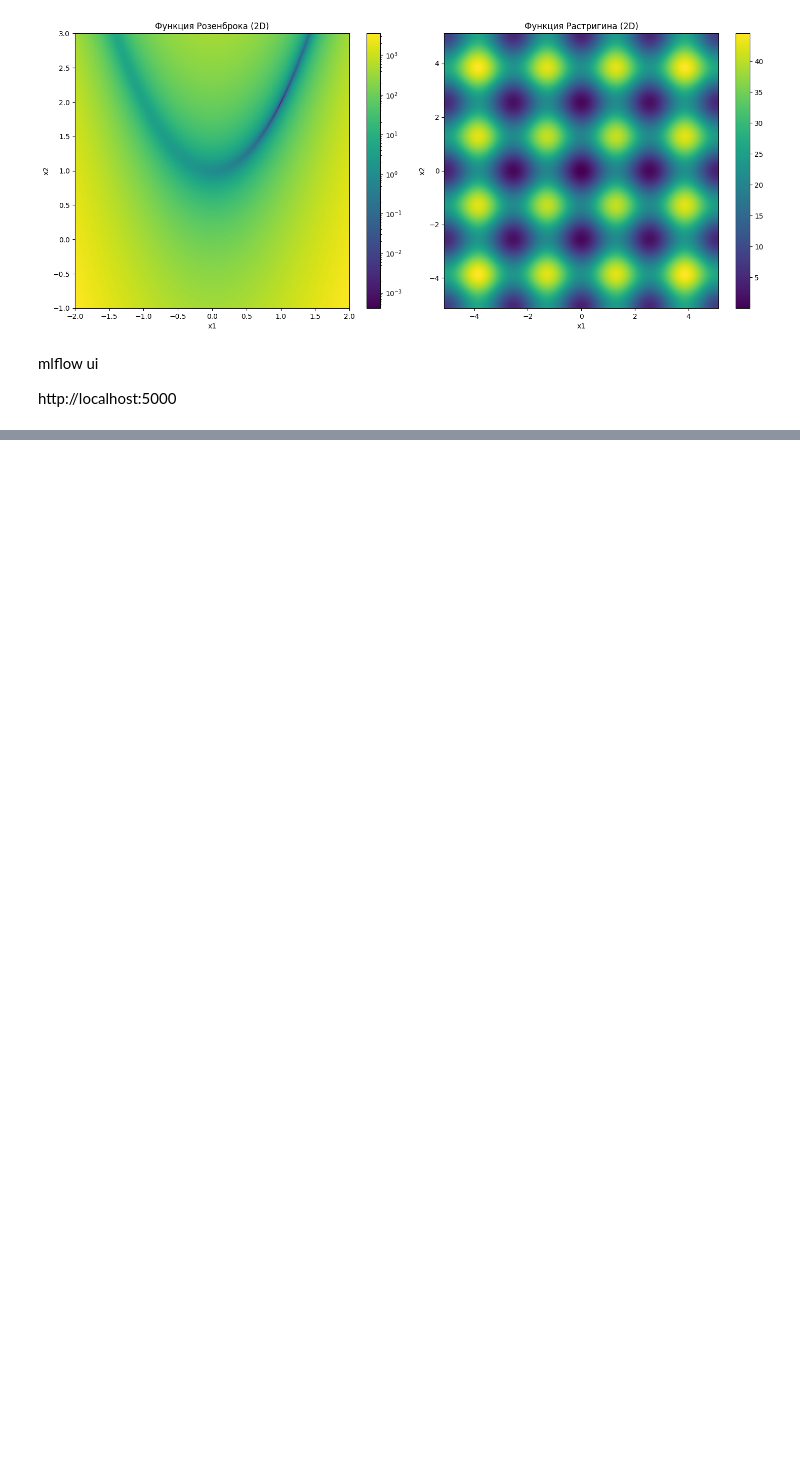
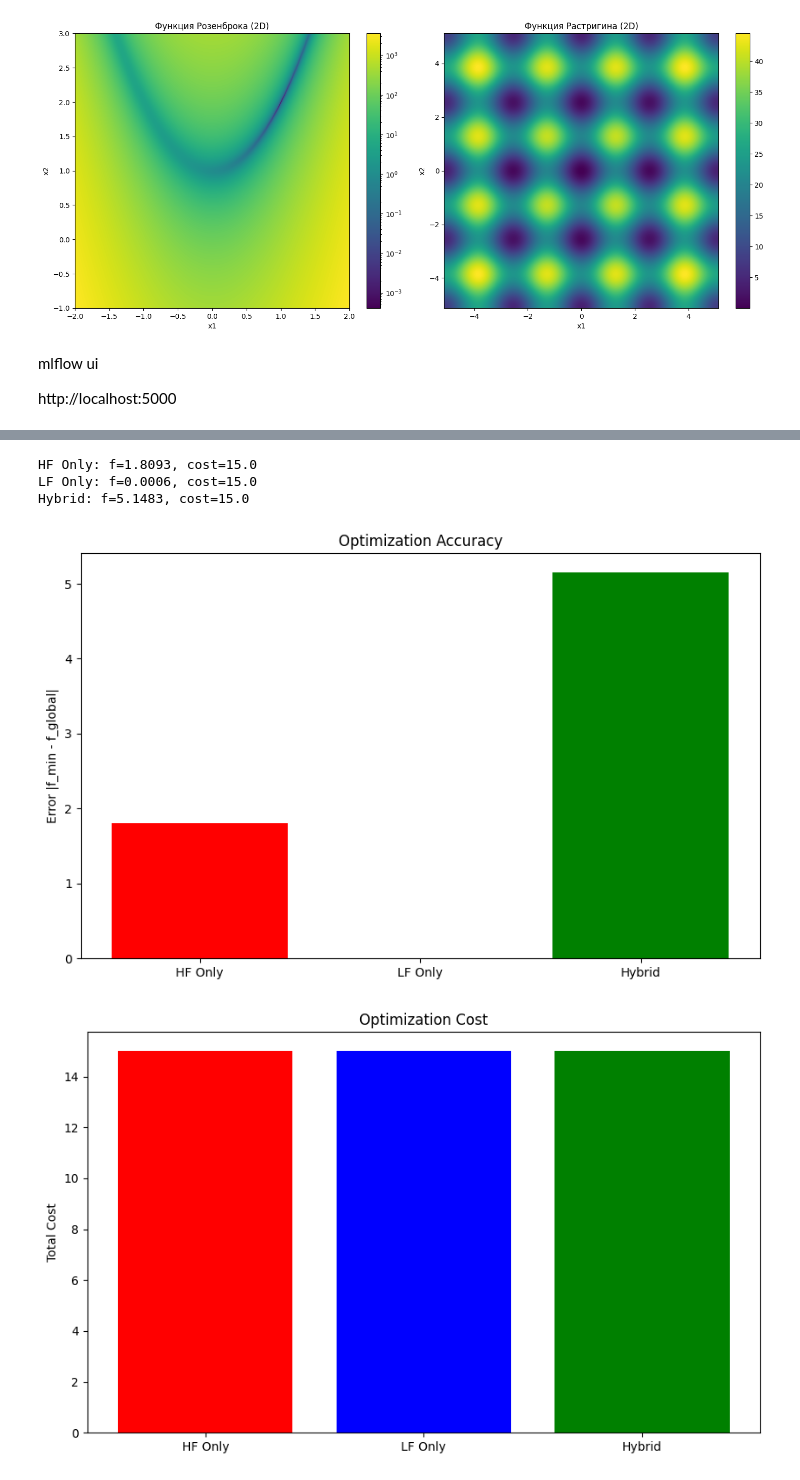
Before and after one commit to Kost1K337/PHD_framework, a Jupyter notebook: notebooks/multifidelity_modeling.ipynb, the cells around one changed output, grey strips where cells are left out. Drawn from its saved outputs; the diff is of its cells as text; code cells hidden in the pictures; blank space fills up the shorter version.

```diff
--- a/notebooks/multifidelity_modeling.ipynb
+++ b/notebooks/multifidelity_modeling.ipynb
@@ -37,7 +46,7 @@ ImportError: cannot import name 'function' from 'typing' (/opt/homebrew/Cellar/p
 
 # Синтетическая задача: функция Розенброка, Растригина
 
-def rosenbrock(x: list):
+def rosenbrock(x: list, noise=0.0, a = 1, b = 100):
     """
     Вычисляет значение функции Розенброка для заданного вектора x.
 
@@ -47,8 +56,8 @@ def rosenbrock(x: list):
     Возвращает:
         Значение функции Розенброка в точке x.
     """
-    a = 1
-    b = 100
+    a = a
+    b = b
     sum_val = 0
     for i in range(len(x) - 1):
         sum_val += (a - x[i])**2 + b * (x[i+1] - x[i]**2)**2
@@ -56,7 +65,7 @@ def rosenbrock(x: list):
 
 
 
-def rastrigin(x: list):
+def rastrigin(x: list, noise=0.0, A = 10):
     """
     Вычисляет значение функции Растригина для заданного вектора x.
 
@@ -66,12 +75,12 @@ def rastrigin(x: list):
     Возвращает:
         Значение функции Растригина в точке x.
     """
-    A = 10
+    x = np.array(x)
     n = len(x)
+
     sum_val = 0
-    for i in range(n):
-        sum_val += x[i]**2 - A * math.cos(2 * math.pi * x[i])
-    return A * n + sum_val
+    sum_val += np.sum(x**2 - A * np.cos(2 * np.pi * x))
+    return A * n + sum_val + np.random.normal(0, noise)
 # %%
 # =====================================
 # 📊 3. Визуализация функций
@@ -214,0 +292,21 @@ ValueError: sleep length must be non-negative
+# %%
+# 7. Основной запуск
+# # Параметры эксперимента
+bounds = [(-5.0, 5.0), (-5.0, 5.0)]  # 2D пространство
+true_min = 0  # Глобальный минимум Rastrigin
+
+# Запуск
+results = run_comparison_experiment(rosenbrock, bounds, total_cost_budget=15)
+
+# Анализ и визуализация
+print(f"HF Only: f={results['hf_only']['y']:.4f}, cost={results['hf_only']['cost']:.1f}")
+print(f"LF Only: f={results['lf_only']['y']:.4f}, cost={results['lf_only']['cost']:.1f}")
+print(f"Hybrid: f={results['hybrid']['y']:.4f}, cost={results['hybrid']['cost']:.1f}")
+
+plot_results(results, true_min)
+# %% [output]
+HF Only: f=1.8093, cost=15.0
+LF Only: f=0.0006, cost=15.0
+Hybrid: f=5.1483, cost=15.0
+[figure, added]
+[figure, added]
```
Also changed, not shown: parts of 6 cells of this notebook, 11 other files.
